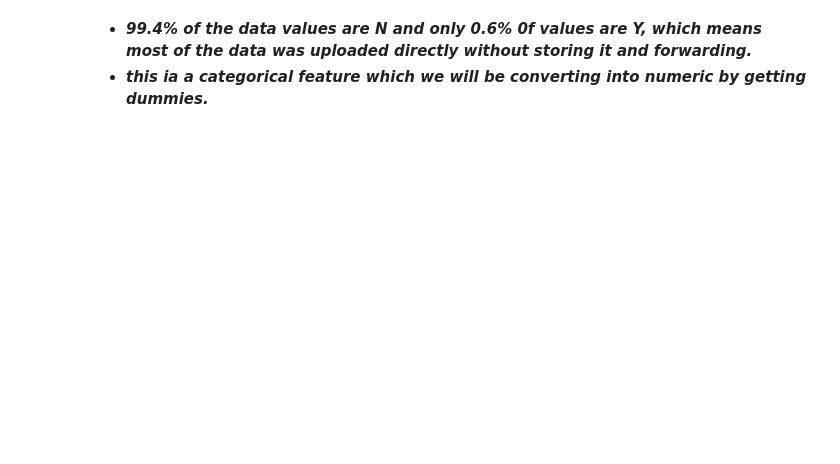
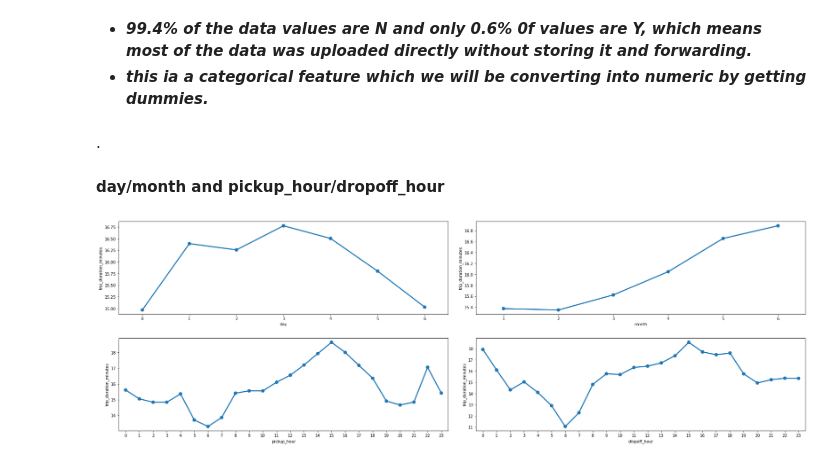
Before and after one commit to anishjohnson/NYC_Taxi_Trip_Time_Prediction, a Jupyter notebook: NYC_Taxi_TripDuration_Prediction.ipynb, the cells around one changed output. Drawn from its saved outputs; the diff is of its cells as text; code cells hidden in the pictures; blank space fills up the shorter version.

```diff
--- a/NYC_Taxi_TripDuration_Prediction.ipynb
+++ b/NYC_Taxi_TripDuration_Prediction.ipynb
@@ -324,3 +331,18 @@ plt.show()
 # %% [markdown]
 * ***99.4% of the data values are N and only 0.6% 0f values are Y, which means most of the data was uploaded directly without storing it and forwarding.***
 * ***this ia a categorical feature which we will be converting into numeric by getting dummies.***
+# %% [markdown]
+.
+# %% [markdown]
+**day/month	and pickup_hour/dropoff_hour**
+# %%
+# Now lets get some visuals from the above data.
+fig, ax = plt.subplots(2,2, figsize=(25,8))
+fig.tight_layout(h_pad=4, w_pad=4)
+sns.pointplot(data=nyc_df, x='day', y='trip_duration_minutes', ax=ax[0][0], ci=None)
+sns.pointplot(data=nyc_df, x='month', y='trip_duration_minutes', ax=ax[0][1], ci=None)
+sns.pointplot(data=nyc_df, x='pickup_hour', y='trip_duration_minutes', ax=ax[1][0], ci=None)
+sns.pointplot(data=nyc_df, x='dropoff_hour', y='trip_duration_minutes', ax=ax[1][1], ci=None)
+plt.show()
+# %% [output]
+[figure, added]
```
Also changed, not shown: parts of 22 cells of this notebook.
